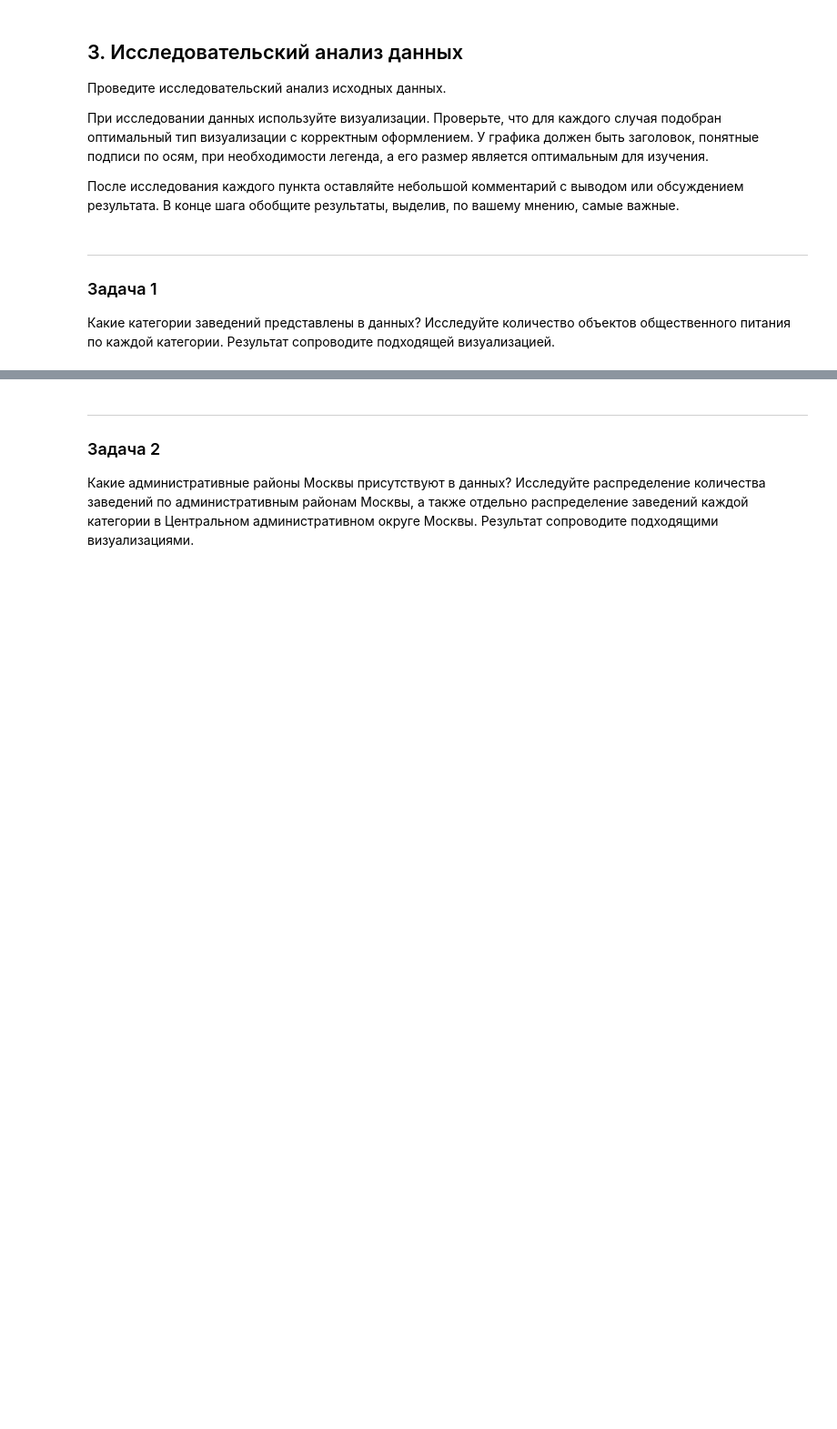
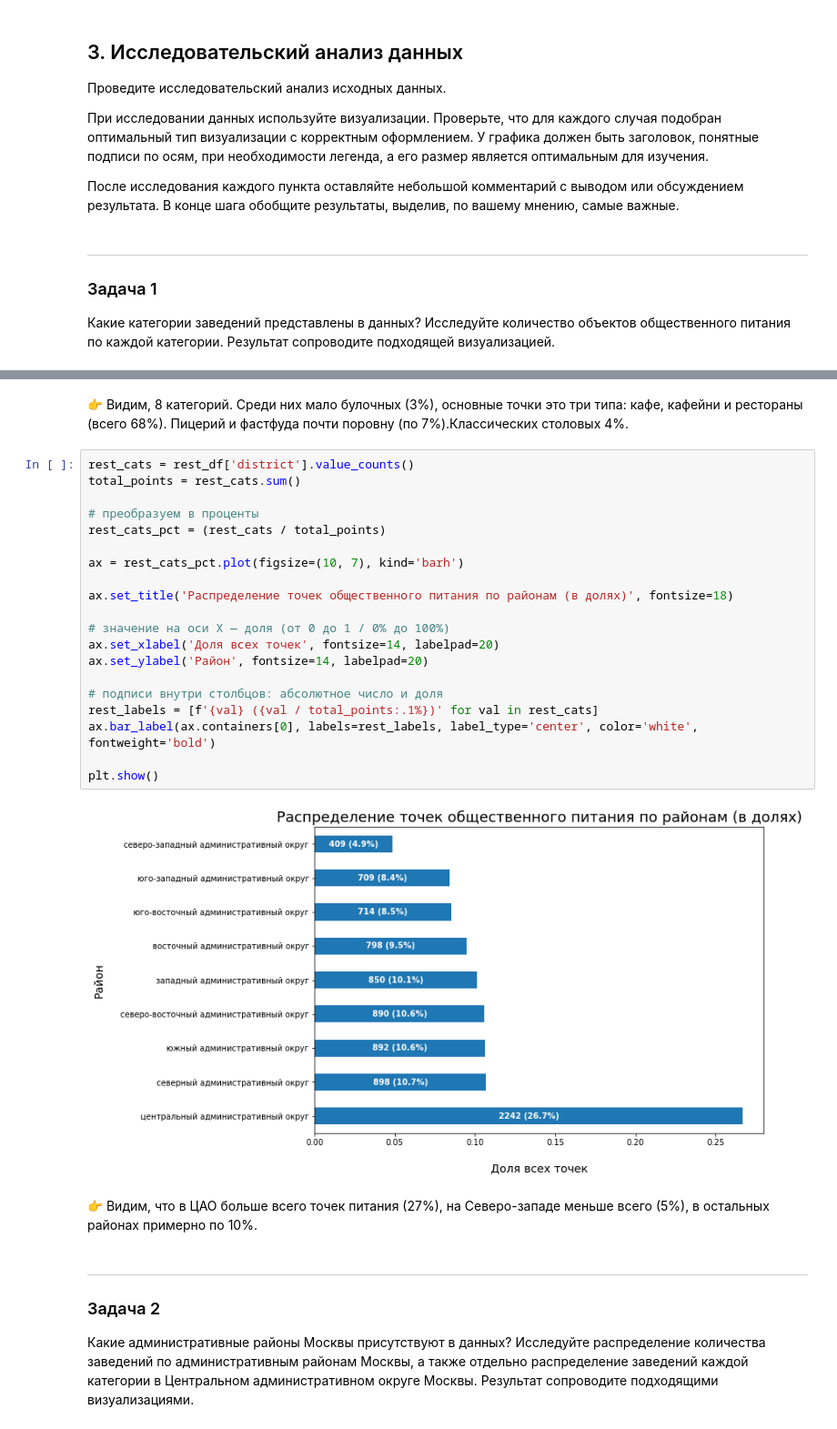
Before and after one commit to alexf2/yp_data_science_tasks, a Jupyter notebook: sprint7_pandas/sprint7_project_new.ipynb, the cells around one changed output, grey strips where cells are left out. Shown at 91% size. Saved outputs shown, nothing was run; the diff lists cells and outputs as text; blank space fills up the shorter version.

```diff
--- a/sprint7_pandas/sprint7_project_new.ipynb
+++ b/sprint7_pandas/sprint7_project_new.ipynb
@@ -783,3 +815,29 @@ print('Число строк ДО обработки:', rest_info_df_shape[0], '
+# %% [markdown]
+👉 Видим, 8 категорий. Среди них мало булочных (3%), основные точки это три типа: кафе, кафейни и рестораны (всего 68%). Пицерий и фастфуда почти поровну (по 7%).Классических столовых 4%.
+# %%
+rest_cats = rest_df['district'].value_counts()
+total_points = rest_cats.sum()
+
+# преобразуем в проценты
+rest_cats_pct = (rest_cats / total_points)
+
+ax = rest_cats_pct.plot(figsize=(10, 7), kind='barh')
+
+ax.set_title('Распределение точек общественного питания по районам (в долях)', fontsize=18)
+
+# значение на оси X — доля (от 0 до 1 / 0% до 100%)
+ax.set_xlabel('Доля всех точек', fontsize=14, labelpad=20)
+ax.set_ylabel('Район', fontsize=14, labelpad=20)
+
+# подписи внутри столбцов: абсолютное число и доля
+rest_labels = [f'{val} ({val / total_points:.1%})' for val in rest_cats]
+ax.bar_label(ax.containers[0], labels=rest_labels, label_type='center', color='white', fontweight='bold')
+
+plt.show()
+# %% [output]
+[figure, added]
+# %% [markdown]
+👉 Видим, что в ЦАО больше всего точек питания (27%), на Северо-западе меньше всего (5%), в остальных районах примерно по 10%.
 # %% [markdown]
 ---
 
```
Also changed, not shown: parts of 20 cells of this notebook.
